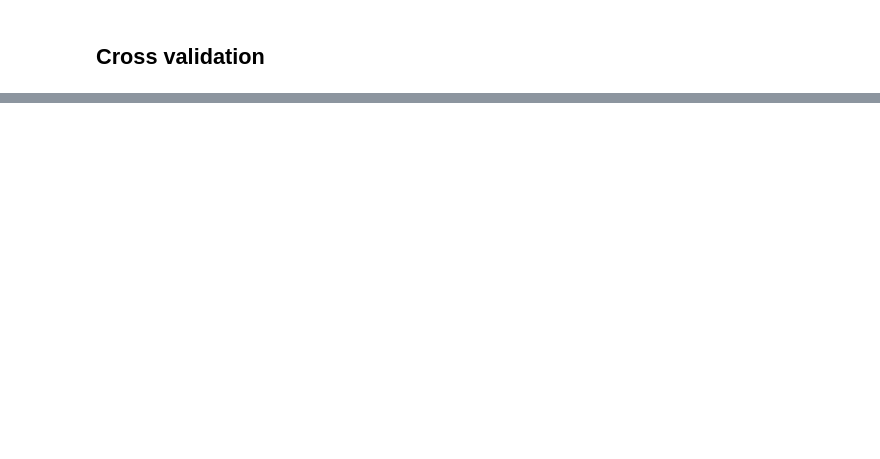
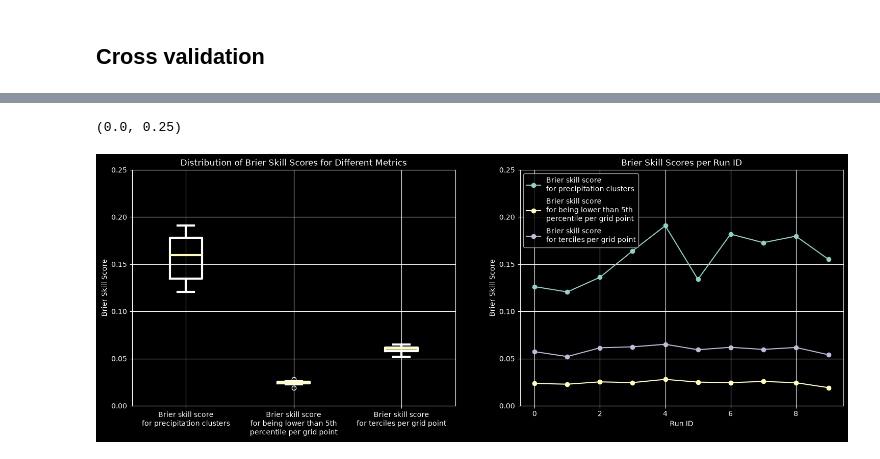
Before and after one commit to EmmaScharfmann/CodeForEarth, a Jupyter notebook: experiments/cmmvae_energy.ipynb, the cells around one changed output, grey strips where cells are left out. Drawn from its saved outputs; the diff is of its cells as text; code cells hidden in the pictures; blank space fills up the shorter version.

Commit message:
Cleaned notebook + informativeness metrics on ensemble of 10 runs

```diff
--- a/experiments/cmmvae_energy.ipynb
+++ b/experiments/cmmvae_energy.ipynb
@@ -288,7 +357,0 @@ TypeError: plot_reordered_centers_and_odds_ratio() missing 2 required positional
-# %%
-X_all = z500.values.reshape(z500.values.shape[0], -1, order='F')
-input = {
-    "x": X_all,
-    "dummy": np.ones((X_all.shape[0], 1)),
-    "target": np.zeros((X_all.shape[0], vae.cfg.pr_cluster_number)),
-}
@@ -425,0 +399,2 @@ np.float64(0.05092325981396707)
+# %%
+scores, metric_names = get_skill_scores_for_all_metrics()
@@ -425,0 +419,32 @@ np.float64(0.05092325981396707)
+# %%
+_, axs = plt.subplots(1, 2, figsize=(18, 6))
+
+# Box and whisker plots
+ax = axs[0]
+props = dict(linewidth=3)
+ax.boxplot(
+    scores.T,
+    boxprops=props,
+    medianprops=props,
+    whiskerprops=props,  # Thicker vertical lines
+    capprops=props       # Thicker horizontal end caps
+)
+ax.set_xticklabels(metric_names, rotation=0, ha='center')
+ax.set_title("Distribution of Brier Skill Scores for Different Metrics")
+ax.set_ylabel("Brier Skill Score")
+ax.set_ylim(0,0.25)
+ax.grid()
+
+# plots per run id
+ax = axs[1]
+for metric_id in range(scores.shape[0]):
+    ax.plot(range(scores.shape[1]), scores[metric_id], marker='o', label=metric_names[metric_id])
+ax.set_title("Brier Skill Scores per Run ID")
+ax.set_xlabel("Run ID")
+ax.set_ylabel("Brier Skill Score")
+ax.grid()
+ax.legend()
+ax.set_ylim(0,0.25)
+# %% [output]
+(0.0, 0.25)
+[figure, added]
```
Also changed, not shown: parts of 29 cells of this notebook, 1 other file.
